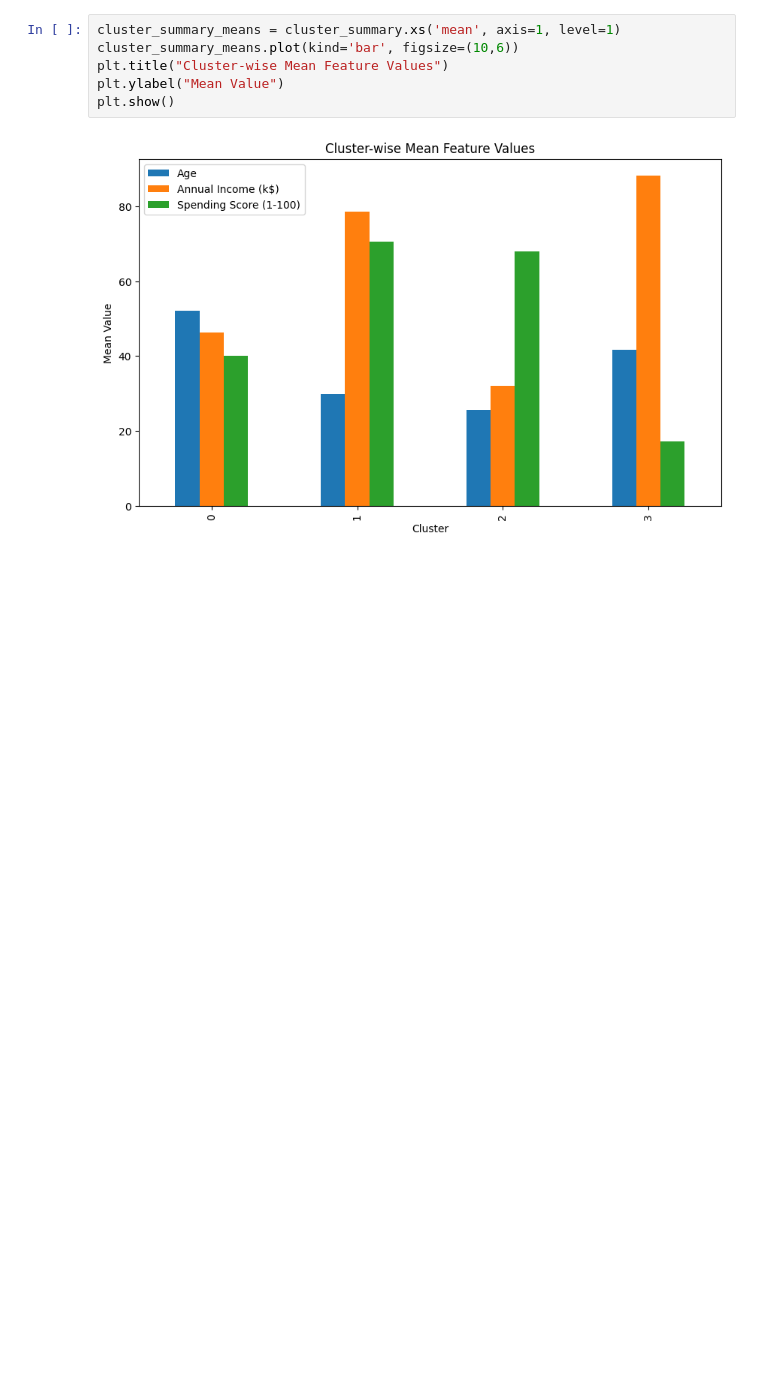
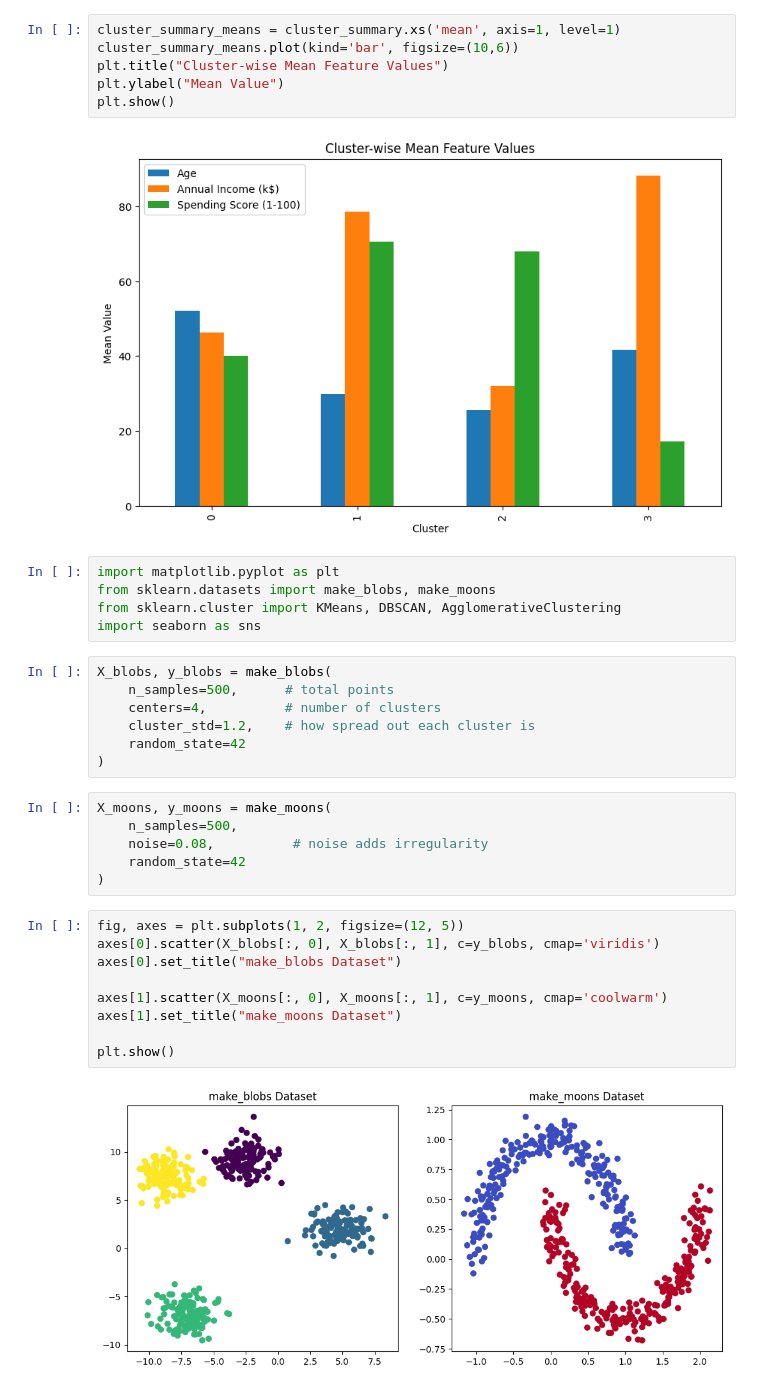
Before and after one commit to manthan108-ux/compute_task2, a Jupyter notebook: code.ipynb, the cells around one changed output. Saved outputs shown, nothing was run; the diff lists cells and outputs as text; blank space fills up the shorter version.

```diff
--- a/code.ipynb
+++ b/code.ipynb
@@ -645,3 +645,32 @@ plt.ylabel("Mean Value")
 plt.show()
 # %% [output]
 [figure]
+# %%
+import matplotlib.pyplot as plt
+from sklearn.datasets import make_blobs, make_moons
+from sklearn.cluster import KMeans, DBSCAN, AgglomerativeClustering
+import seaborn as sns
+# %%
+X_blobs, y_blobs = make_blobs(
+    n_samples=500,      # total points
+    centers=4,          # number of clusters
+    cluster_std=1.2,    # how spread out each cluster is
+    random_state=42
+)
+# %%
+X_moons, y_moons = make_moons(
+    n_samples=500,
+    noise=0.08,          # noise adds irregularity
+    random_state=42
+)
+# %%
+fig, axes = plt.subplots(1, 2, figsize=(12, 5))
+axes[0].scatter(X_blobs[:, 0], X_blobs[:, 1], c=y_blobs, cmap='viridis')
+axes[0].set_title("make_blobs Dataset")
+
+axes[1].scatter(X_moons[:, 0], X_moons[:, 1], c=y_moons, cmap='coolwarm')
+axes[1].set_title("make_moons Dataset")
+
+plt.show()
+# %% [output]
+[figure, added]
```
Also changed, not shown: parts of 4 cells of this notebook, 1 other file.
